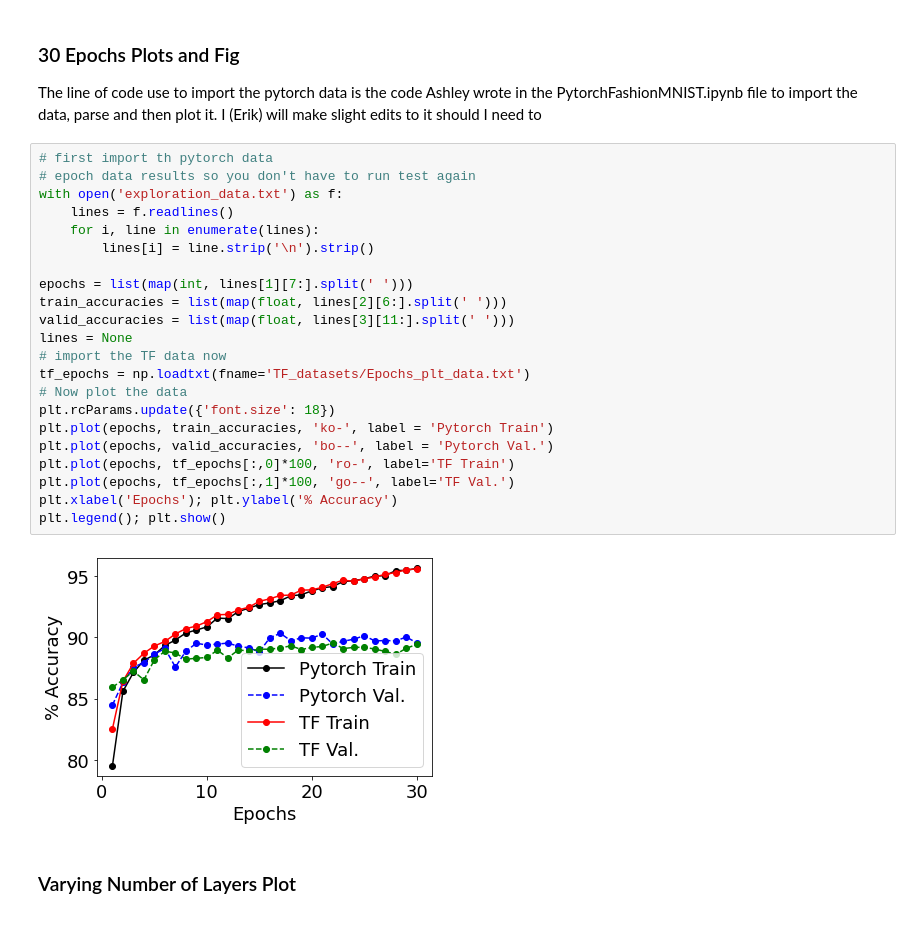
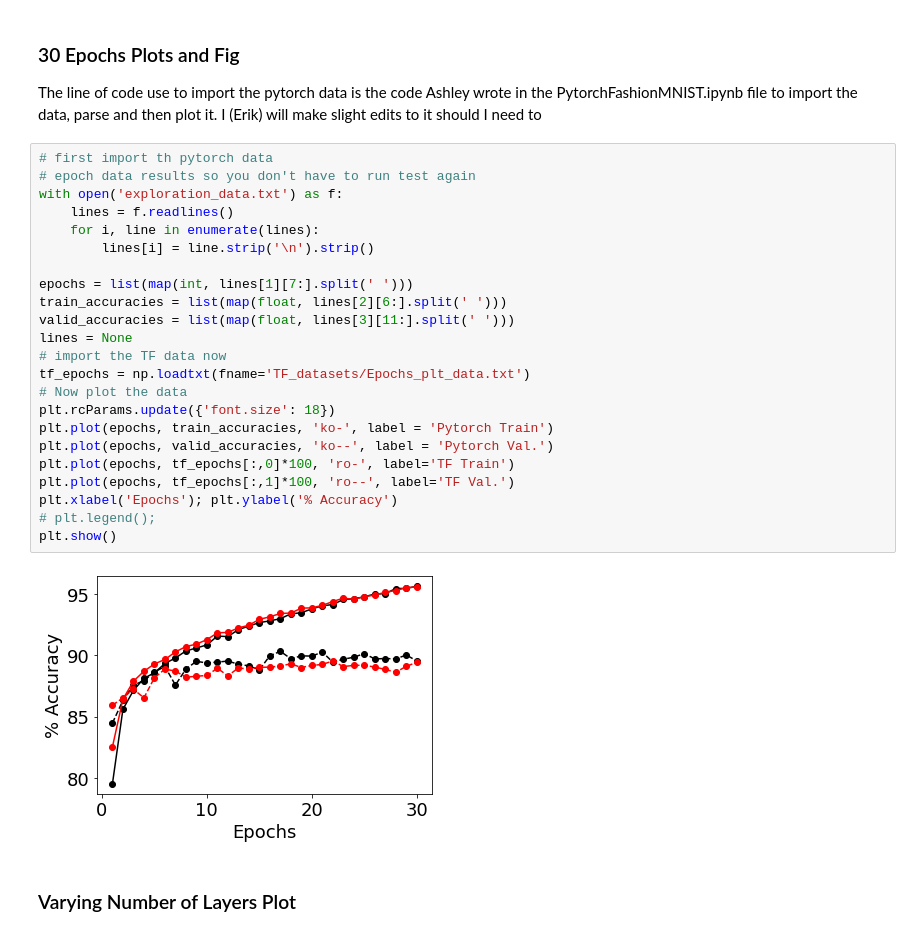
Before and after one commit to ashleyvsch/cs273A_project, a Jupyter notebook: Torch&TF_Data_plots.ipynb, the cells around one changed output. Drawn from its saved outputs; the diff is of its cells as text.

```diff
--- a/Torch&TF_Data_plots.ipynb
+++ b/Torch&TF_Data_plots.ipynb
@@ -11,27 +11,28 @@ The line of code use to import the pytorch data is the code Ashley wrote in the
 # %%
 # first import th pytorch data
 # epoch data results so you don't have to run test again
 with open('exploration_data.txt') as f:
     lines = f.readlines()
     for i, line in enumerate(lines):
         lines[i] = line.strip('\n').strip()
 
 epochs = list(map(int, lines[1][7:].split(' ')))
 train_accuracies = list(map(float, lines[2][6:].split(' ')))
 valid_accuracies = list(map(float, lines[3][11:].split(' ')))
 lines = None
 # import the TF data now
 tf_epochs = np.loadtxt(fname='TF_datasets/Epochs_plt_data.txt')
 # Now plot the data
 plt.rcParams.update({'font.size': 18})
 plt.plot(epochs, train_accuracies, 'ko-', label = 'Pytorch Train')
-plt.plot(epochs, valid_accuracies, 'bo--', label = 'Pytorch Val.')
+plt.plot(epochs, valid_accuracies, 'ko--', label = 'Pytorch Val.')
 plt.plot(epochs, tf_epochs[:,0]*100, 'ro-', label='TF Train')
-plt.plot(epochs, tf_epochs[:,1]*100, 'go--', label='TF Val.')
+plt.plot(epochs, tf_epochs[:,1]*100, 'ro--', label='TF Val.')
 plt.xlabel('Epochs'); plt.ylabel('% Accuracy')
-plt.legend(); plt.show()
+# plt.legend();
+plt.show()
 # %% [output]
-[figure, old version]
+[figure, new version]
 # %% [markdown]
 ### Varying Number of Layers Plot
 # %%
```
Also changed, not shown: parts of 4 cells of this notebook, 10 other files.
